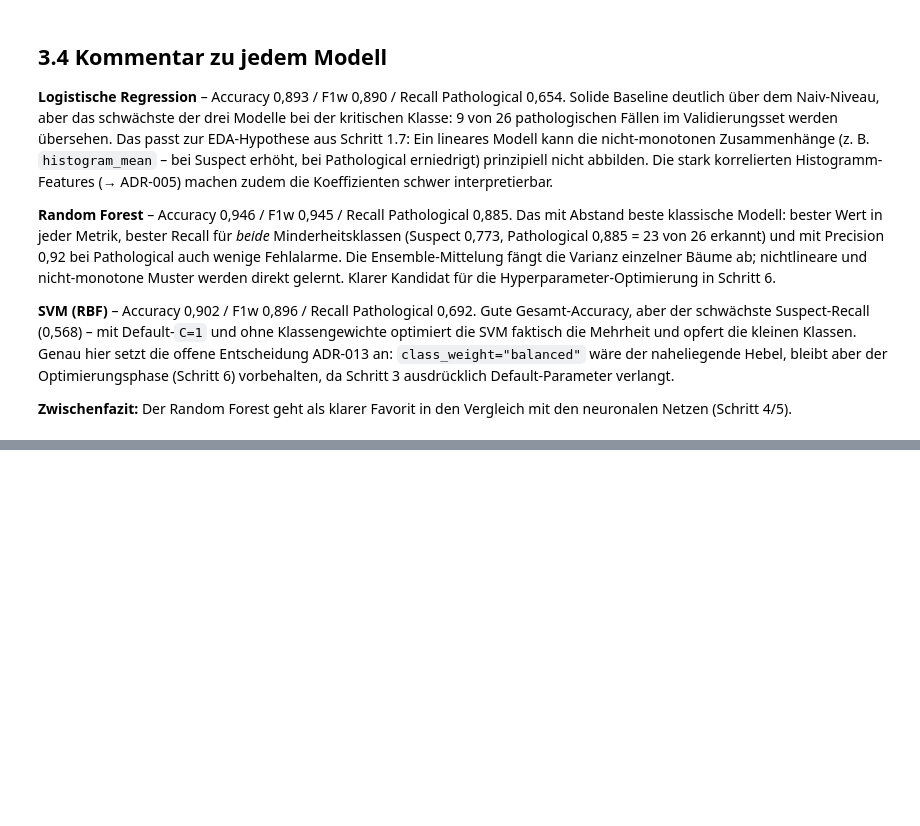
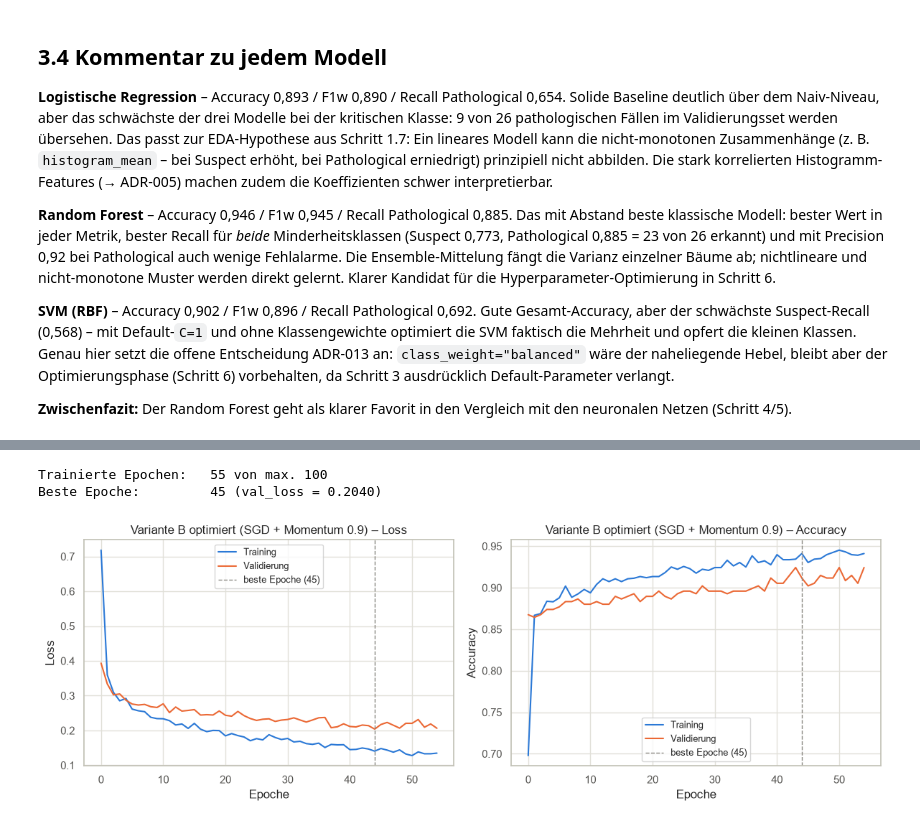
Before and after one commit to spaiK111/DHBW-ML-Assignment, a Jupyter notebook: src/fetal_health_modellvergleich.ipynb, the cells around one changed output, grey strips where cells are left out. Drawn from its saved outputs; the diff is of its cells as text; code cells hidden in the pictures; blank space fills up the shorter version.

```diff
--- a/src/fetal_health_modellvergleich.ipynb
+++ b/src/fetal_health_modellvergleich.ipynb
@@ -982,0 +1261,24 @@ Early Stopping auf `val_loss`)*
+# %%
+# Quelle: Claude
+keras.utils.set_random_seed(RANDOM_STATE)
+modell_b_opt = baue_variante_b()
+modell_b_opt.compile(optimizer=keras.optimizers.SGD(momentum=0.9),
+                     loss="sparse_categorical_crossentropy",
+                     metrics=["accuracy"])
+
+hist_b_opt = modell_b_opt.fit(X_train_scaled, y_train,
+                              validation_data=(X_val_scaled, y_val),
+                              epochs=100, batch_size=32,
+                              callbacks=[keras.callbacks.EarlyStopping(
+                                  monitor="val_loss", patience=10, restore_best_weights=True)],
+                              verbose=0)
+
+beste_b_opt = int(np.argmin(hist_b_opt.history["val_loss"])) + 1
+print(f"Trainierte Epochen:   {len(hist_b_opt.history['loss'])} von max. 100")
+print(f"Beste Epoche:         {beste_b_opt} (val_loss = {min(hist_b_opt.history['val_loss']):.4f})")
+
+lernkurven_plot(hist_b_opt, "Variante B optimiert (SGD + Momentum 0.9)")
+# %% [output]
+Trainierte Epochen:   55 von max. 100
+Beste Epoche:         45 (val_loss = 0.2040)
+[figure, added]
```
Also changed, not shown: parts of 44 cells of this notebook, 2 other files.
